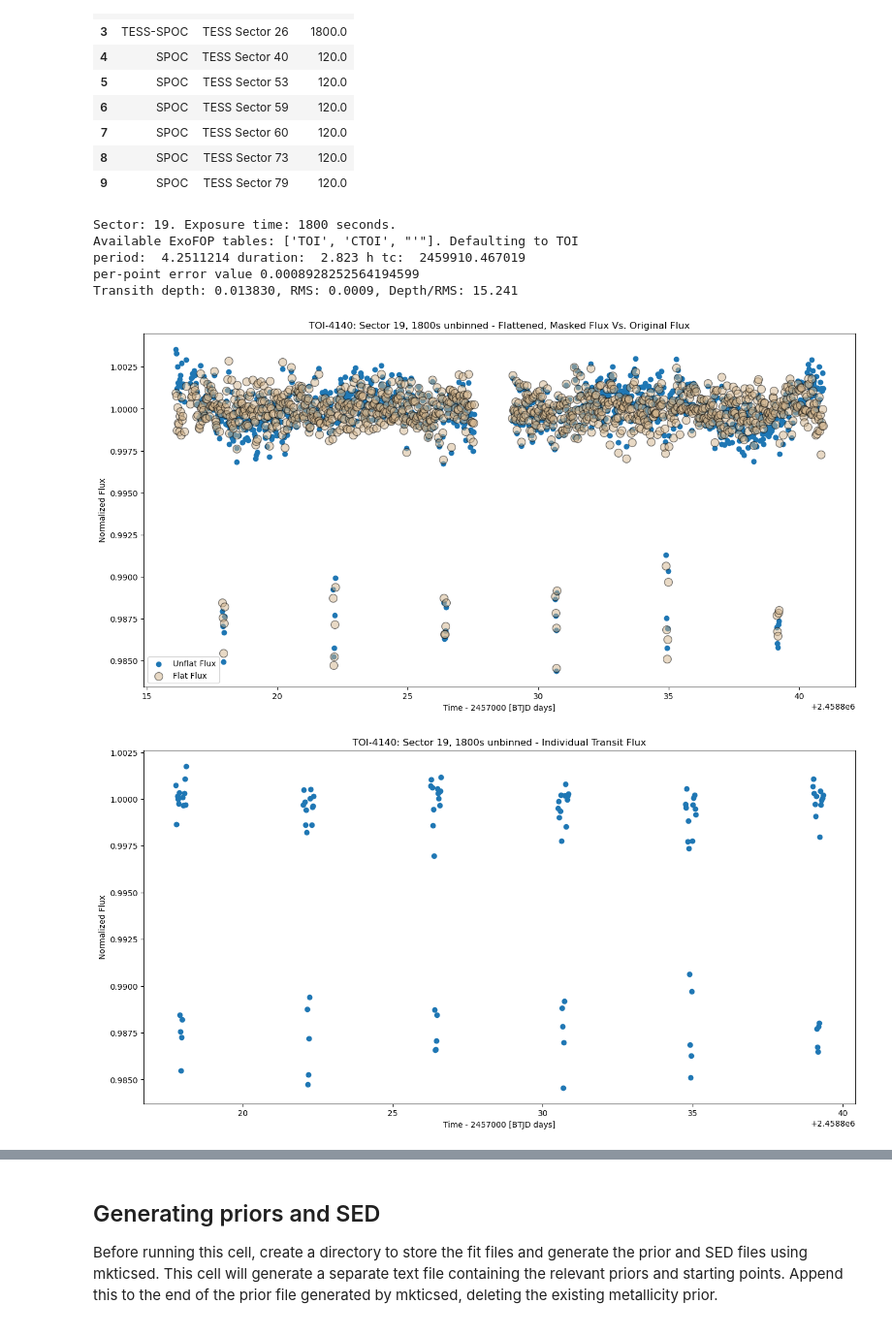
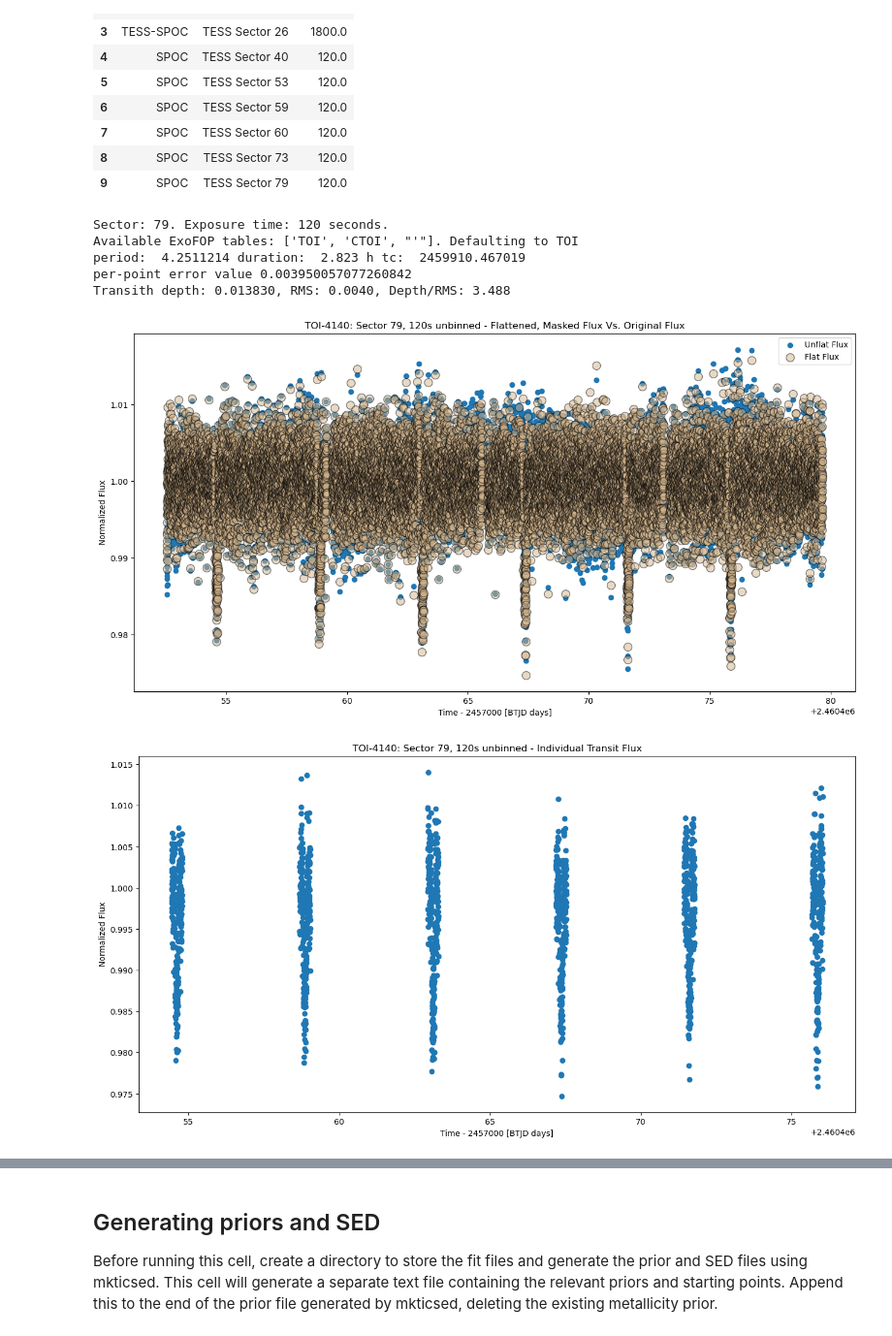
Before and after one commit to jackschulte/exofast_tools, a Jupyter notebook: scripts/setup_fit.ipynb, the cells around one changed output, grey strips where cells are left out. Shown at 97% size. Saved outputs shown, nothing was run; the diff lists cells and outputs as text; code cells hidden in the pictures.

```diff
--- a/scripts/setup_fit.ipynb
+++ b/scripts/setup_fit.ipynb
@@ -69,14 +70,14 @@ display(filtered_df.sort_values(by='mission')) # filtered data, sorted by TESS s
 | 8 | SPOC | TESS Sector 73 | 120.0 |
 | 9 | SPOC | TESS Sector 79 | 120.0 |
 # %%
-create_light_curve(f'TIC {ticid}', 'SPOC', 40, auto = True, exposure=120, targetname = f'TOI-{toi}', keep_secondary_eclipse=False,
+create_light_curve(f'TIC {ticid}', 'SPOC', 79, auto = True, exposure=120, targetname = f'TOI-{toi}', keep_secondary_eclipse=False,
                    ecosw = 0, save = True, plot = True, planet='b', published = False, qualityFlag = True, #omit_transit_index=[0],
                    outputfiles='slimflat', outputdir = outpath)
 # %% [output]
-Sector: 19. Exposure time: 1800 seconds.
+Sector: 79. Exposure time: 120 seconds.
 Available ExoFOP tables: ['TOI', 'CTOI', "'"]. Defaulting to TOI
 period:  4.2511214 duration:  2.823 h tc:  2459910.467019
-per-point error value 0.0008928252564194599
-Transith depth: 0.013830, RMS: 0.0009, Depth/RMS: 15.241
+per-point error value 0.003950057077260842
+Transith depth: 0.013830, RMS: 0.0040, Depth/RMS: 3.488
-[figure, old version]
+[figure, new version]
-[figure, old version]
+[figure, new version]
```
Also changed, not shown: parts of 4 cells of this notebook.
